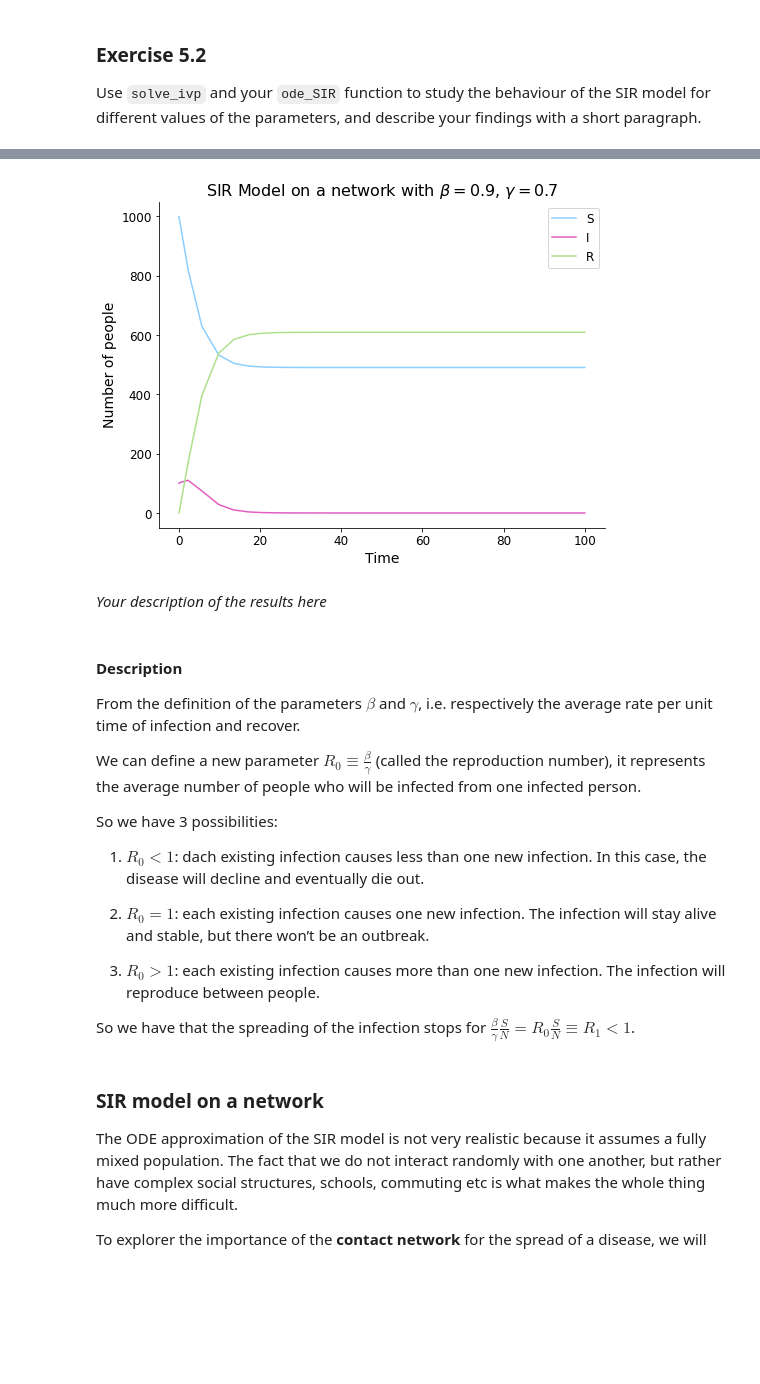
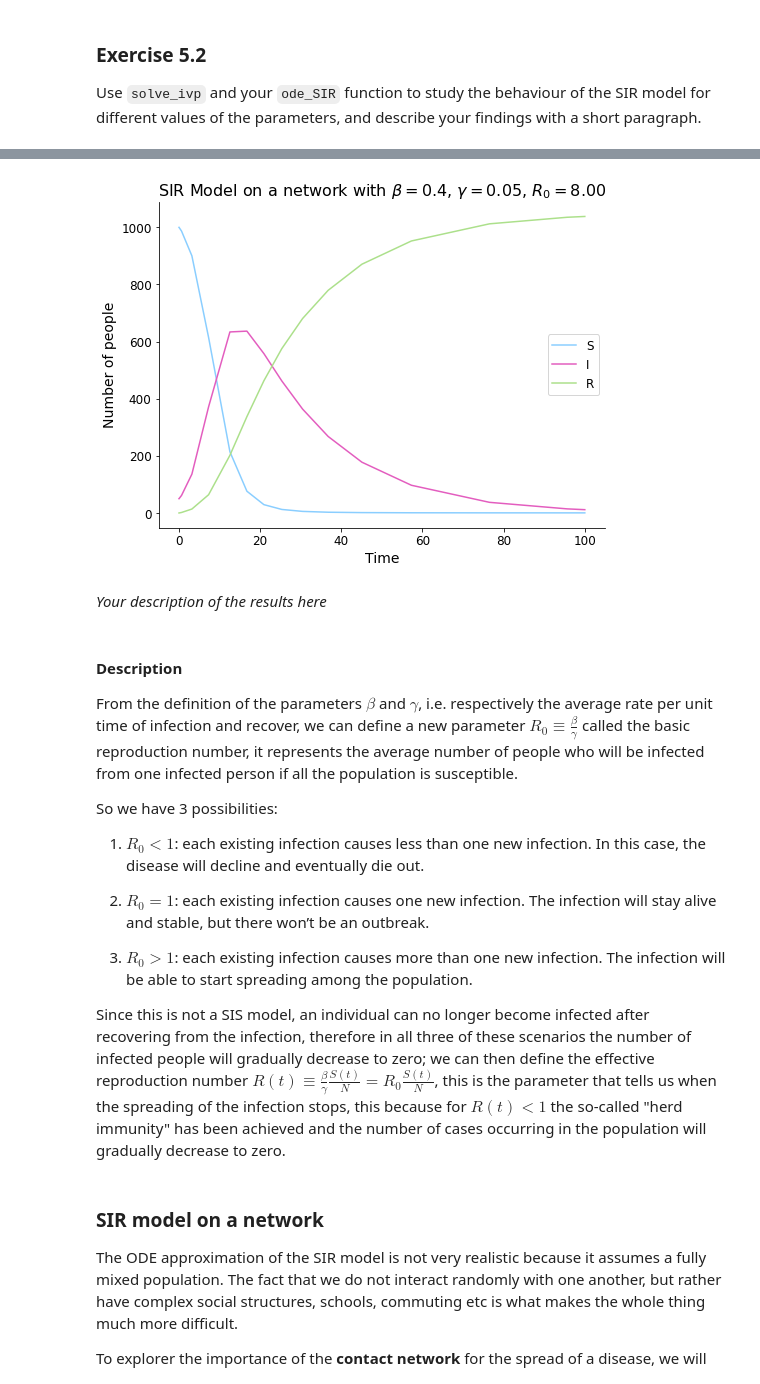
Before and after one commit to Gea97/MeccanicaStatistica2021, a Jupyter notebook: notebooks/5-SIR-Model.ipynb, the cells around one changed output, grey strips where cells are left out. Cells and saved outputs as stored; diff of their text form; code cells hidden in the pictures; blank space fills up the shorter version.

```diff
--- a/notebooks/5-SIR-Model.ipynb
+++ b/notebooks/5-SIR-Model.ipynb
@@ -130,42 +133,43 @@ ax.legend(loc="best");
 # %%
-beta=0.9
-gamma=0.7
-y0 = (10**3, 100, 0)
+beta=0.4
+gamma=0.05
+N=10**3
+In=50
+R0=beta/gamma
+y0 = (N, In, 0)
 ode_result = solve_ivp(odes_SIR, (0, tmax), y0)
 t_range = ode_result.t
 S, I, R = ode_result.y
 
 # plot solution (S, I, R) on y axis, time on x-axis
 fig, ax = plt.subplots (1,1, figsize =(8,6))
 
 ax.plot(t_range, S, c=SIR_colors["S"],label=r"S")
 ax.plot(t_range, I, c=SIR_colors["I"],label=r"I")
 ax.plot(t_range, R, c=SIR_colors["R"],label=r"R")
 ax.set_xlabel(r"Time")
 ax.set_ylabel(r"Number of people")
-ax.set_title(r"SIR Model on a network with $\beta= $" + str(beta) + r", $\gamma=$" + str(gamma))
+ax.set_title(r"SIR Model on a network with $\beta= $" + str(beta) + r", $\gamma= $" + str(gamma) + r", $R_{0} =$" + str("%.2f" % R0))
 ax.legend(loc="best");
 # %% [output]
-[figure, old version]
+[figure, new version]
 # %% [markdown]
 *Your description of the results here*
 # %% [markdown]
 #### Description
 
-From the definition of the parameters $\beta$ and $\gamma$, i.e. respectively the average rate per unit time of infection and recover.
-
-We can define a new parameter $R_{0} \equiv \frac{\beta}{\gamma}$ (called the reproduction number), it represents the average number of people who will be infected from one infected person.
+From the definition of the parameters $\beta$ and $\gamma$, i.e. respectively the average rate per unit time of infection and recover, we can define a new parameter $R_{0} \equiv \frac{\beta}{\gamma}$ called the basic reproduction number, it represents the average number of people who will be infected from one infected person if all the population is susceptible.
 
 So we have 3 possibilities:
 
-1) $R_{0} < 1$: dach existing infection causes less than one new infection. In this case, the disease will decline and eventually die out.
+1) $R_{0} < 1$: each existing infection causes less than one new infection. In this case, the disease will decline and eventually die out.
 
 3) $R_{0} = 1$: each existing infection causes one new infection. The infection will stay alive and stable, but there won’t be an outbreak.
 
-3) $R_{0} > 1$: each existing infection causes more than one new infection. The infection will reproduce between people.
+3) $R_{0} > 1$: each existing infection causes more than one new infection. The infection will be able to start spreading among the population.
 
 
-So we have that the spreading of the infection stops for $\frac{\beta}{\gamma}\frac{S}{N} = R_{0} \frac{S}{N} \equiv R_{1} < 1$.
+Since this is not a SIS model, an individual can no longer become infected after recovering from the infection, therefore in all three of these scenarios the number of infected people will gradually decrease to zero; we can then define the effective reproduction number $R(t) \equiv \frac{\beta}{\gamma}\frac{S(t)}{N} = R_{0} \frac{S(t)}{N}$, this is the parameter that tells us when the spreading of the infection stops, this because for $R(t)<1$ the so-called "herd immunity" has been achieved and the number of cases occurring in the population will gradually decrease to zero.
 # %% [markdown]
 ### SIR model on a network
 The ODE approximation of the SIR model is not very realistic because it assumes a fully mixed population.
```
Also changed, not shown: parts of 36 cells of this notebook.
